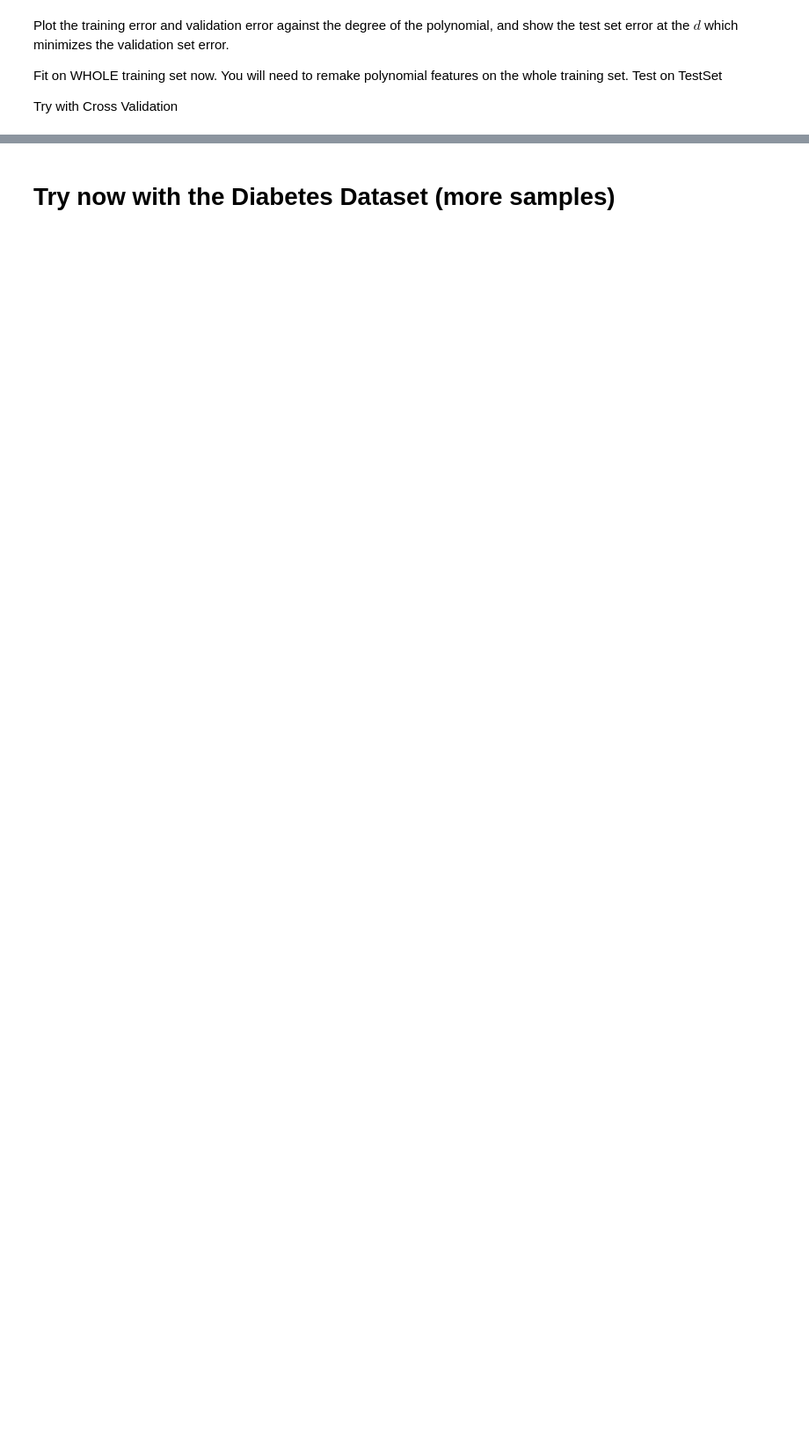
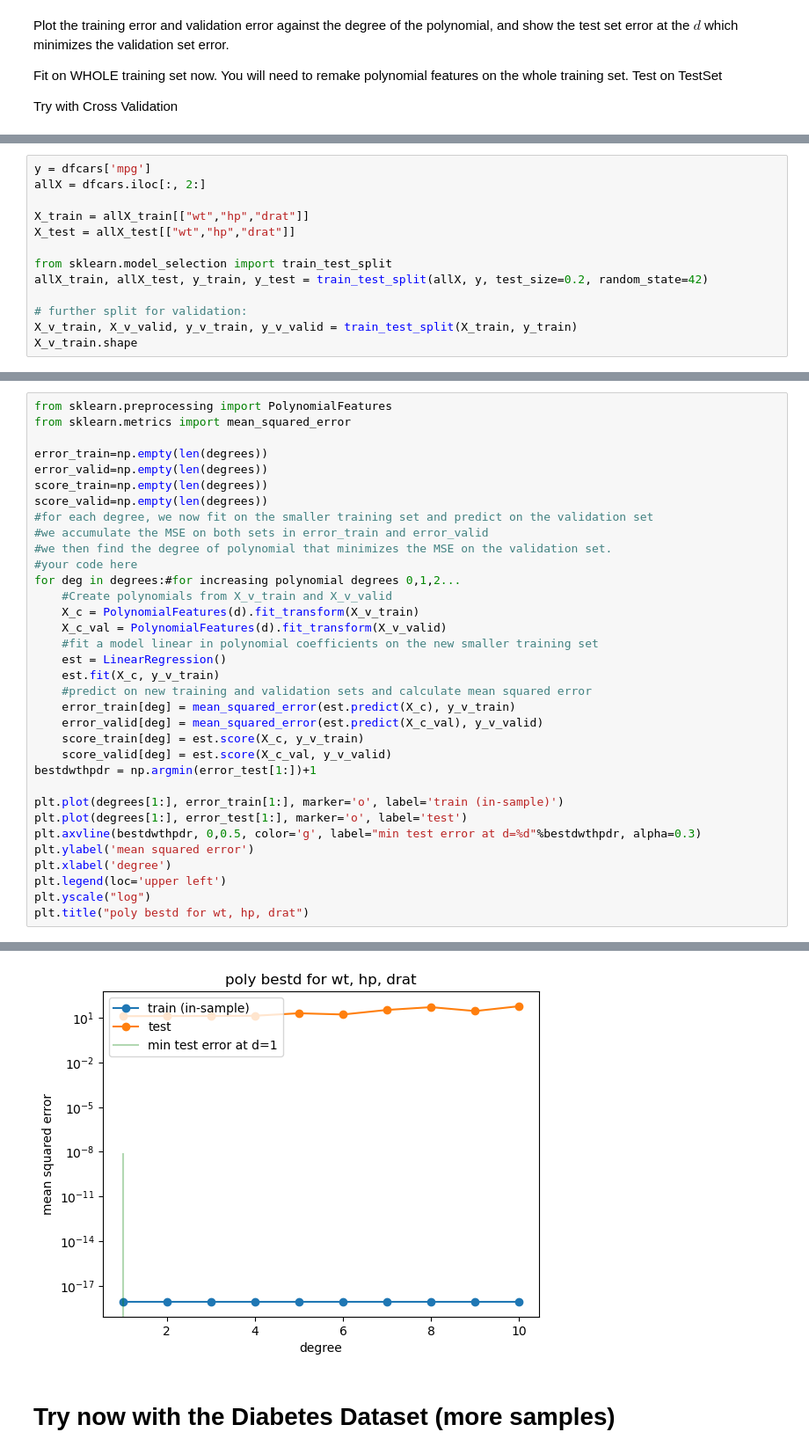
Before and after one commit to nurbujang/mlnotes, a Jupyter notebook: 2ValidationNotebook/ValidationNotebook/s2Validation Lab.ipynb, the cells around one changed output, grey strips where cells are left out. Shown at 88% size. Cells and saved outputs as stored; diff of their text form; blank space fills up the shorter version.

Commit message:
valid diabetes

```diff
--- a/2ValidationNotebook/ValidationNotebook/s2Validation Lab.ipynb
+++ b/2ValidationNotebook/ValidationNotebook/s2Validation Lab.ipynb
@@ -625,0 +659,13 @@ Try with Cross Validation
+# %%
+y = dfcars['mpg']
+allX = dfcars.iloc[:, 2:]
+
+X_train = allX_train[["wt","hp","drat"]]
+X_test = allX_test[["wt","hp","drat"]]
+
+from sklearn.model_selection import train_test_split
+allX_train, allX_test, y_train, y_test = train_test_split(allX, y, test_size=0.2, random_state=42)
+
+# further split for validation:
+X_v_train, X_v_valid, y_v_train, y_v_valid = train_test_split(X_train, y_train)
+X_v_train.shape
@@ -625,0 +674,35 @@ Try with Cross Validation
+# %%
+from sklearn.preprocessing import PolynomialFeatures
+from sklearn.metrics import mean_squared_error
+
+error_train=np.empty(len(degrees))
+error_valid=np.empty(len(degrees))
+score_train=np.empty(len(degrees))
+score_valid=np.empty(len(degrees))
+#for each degree, we now fit on the smaller training set and predict on the validation set
+#we accumulate the MSE on both sets in error_train and error_valid
+#we then find the degree of polynomial that minimizes the MSE on the validation set.
+#your code here
+for deg in degrees:#for increasing polynomial degrees 0,1,2...
+    #Create polynomials from X_v_train and X_v_valid
+    X_c = PolynomialFeatures(d).fit_transform(X_v_train)
+    X_c_val = PolynomialFeatures(d).fit_transform(X_v_valid)
+    #fit a model linear in polynomial coefficients on the new smaller training set
+    est = LinearRegression()
+    est.fit(X_c, y_v_train)
+    #predict on new training and validation sets and calculate mean squared error
+    error_train[deg] = mean_squared_error(est.predict(X_c), y_v_train)
+    error_valid[deg] = mean_squared_error(est.predict(X_c_val), y_v_valid)
+    score_train[deg] = est.score(X_c, y_v_train)
+    score_valid[deg] = est.score(X_c_val, y_v_valid)
+bestdwthpdr = np.argmin(error_test[1:])+1
+
+plt.plot(degrees[1:], error_train[1:], marker='o', label='train (in-sample)')
+plt.plot(degrees[1:], error_test[1:], marker='o', label='test')
+plt.axvline(bestdwthpdr, 0,0.5, color='g', label="min test error at d=%d"%bestdwthpdr, alpha=0.3)
+plt.ylabel('mean squared error')
+plt.xlabel('degree')
+plt.legend(loc='upper left')
+plt.yscale("log")
+plt.title("poly bestd for wt, hp, drat")
+# %% [output]
@@ -626,3 +710,4 @@ Try with Cross Validation
+[figure, added]
 # %% [markdown]
 # Try now with the Diabetes Dataset (more samples)
 # %%
```
Also changed, not shown: parts of 36 cells of this notebook, 1 other file.
